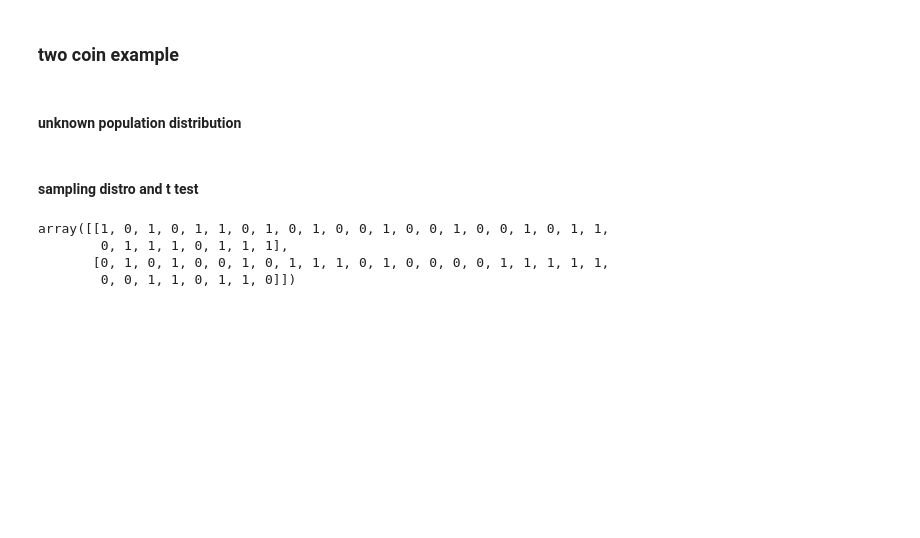
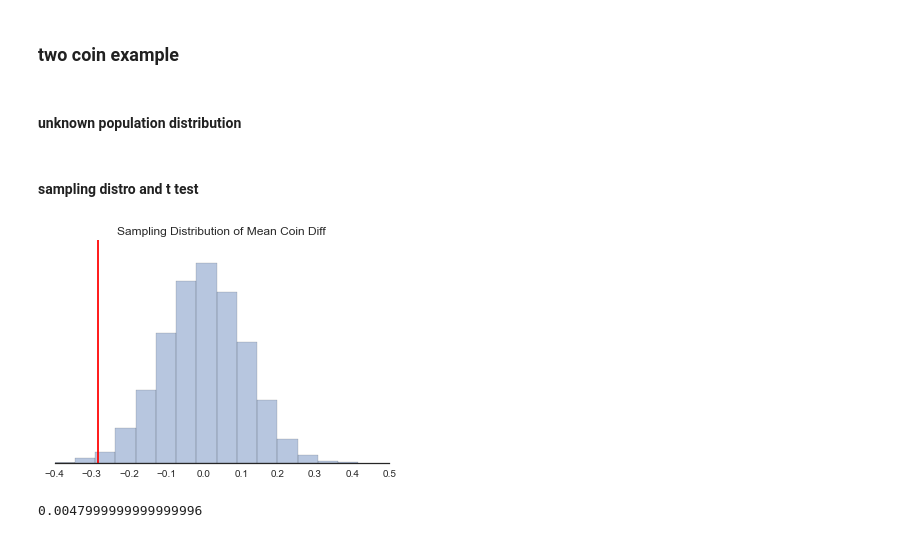
Before and after one commit to slgregoire/comp_stats, a Jupyter notebook: resampling_post.ipynb, the cells around one changed output. Drawn from its saved outputs; the diff is of its cells as text; code cells hidden in the pictures; blank space fills up the shorter version.

Commit message:
added two coin example

```diff
--- a/resampling_post.ipynb
+++ b/resampling_post.ipynb
@@ -67,19 +86,15 @@ coin_two = sp.bernoulli(.7)
 sample_one = coin_one.rvs(size=sample_size_one)
 sample_two = coin_two.rvs(size=sample_size_two)
 all_data = np.concatenate([sample_one, sample_two])
+# %%
+two_coin_sample_stat = np.mean(sample_one) - np.mean(sample_two)
 # %% [markdown]
 #### sampling distro and t test
 # %%
 two_coin_num_simulations = 10000
-# %%
-two_coin_resample_dist = []
-for _ in range(two_coin_num_simulations):
-    resample_one
 # %%
-resample = np.random.choice(all_data, size=len(all_data), replace=False)
-resample_one = resample[:len(sample_one)]
+two_coin_diff_dist = []
+for _ in range(two_coin_num_simulations):
+    resample = np.random.choice(all_data, size=len(all_data), replace=False)
+    resample_one, resample_two = np.split(resample, [len(sample_one)])
+    two_coin_diff_dist.append(np.mean(resample_one) - np.mean(resample_two))
-# %% [output]
-array([[1, 0, 1, 0, 1, 1, 0, 1, 0, 1, 0, 0, 1, 0, 0, 1, 0, 0, 1, 0, 1, 1,
-        0, 1, 1, 1, 0, 1, 1, 1],
-       [0, 1, 0, 1, 0, 0, 1, 0, 1, 1, 1, 0, 1, 0, 0, 0, 0, 1, 1, 1, 1, 1,
-        0, 0, 1, 1, 0, 1, 1, 0]])
@@ -88,0 +101,8 @@ resample_placebo, resample_drug = np.split(resample, [no_placebo])
+# %%
+ax = sns.distplot(two_coin_diff_dist, bins=15, kde=False, norm_hist=True)
+ax.axvline(two_coin_sample_stat, color='red')
+
+ax.set(yticklabels=[], title='Sampling Distribution of Mean Coin Diff')
+sns.despine(top=True, left=True, right=True)
+# %% [output]
+[figure, added]
@@ -88,0 +111,4 @@ resample_placebo, resample_drug = np.split(resample, [no_placebo])
+# %%
+two_coin_p_value
+# %% [output]
+0.0047999999999999996
```
Also changed, not shown: parts of 5 cells of this notebook.
